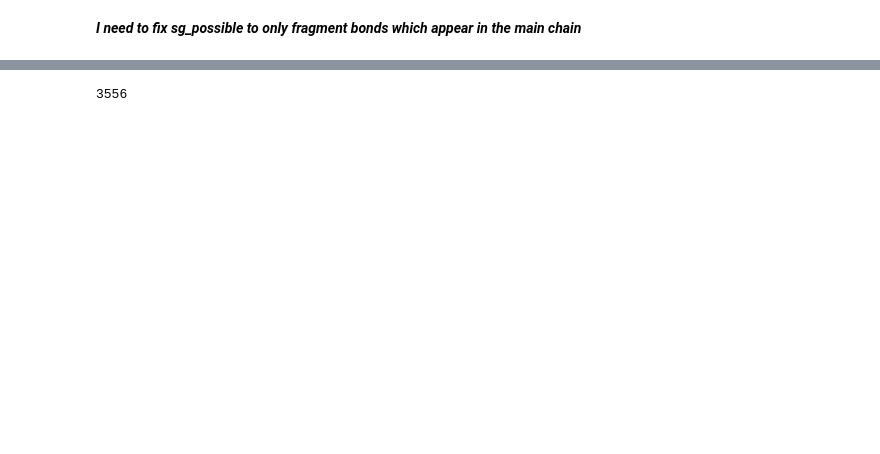
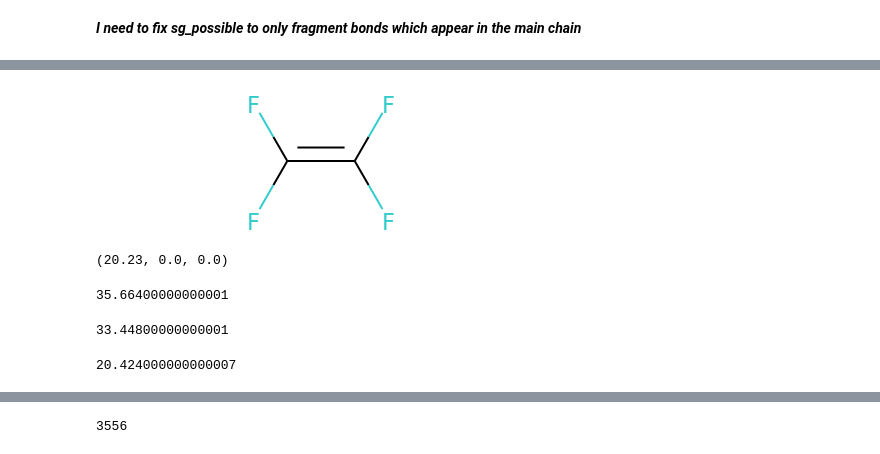
Before and after one commit to rishigurnani/hMOFs-Snurr, a Jupyter notebook: fall20_mse_8803.ipynb, the cells around one changed output, grey strips where cells are left out. Cells and saved outputs as stored; diff of their text form; code cells hidden in the pictures; blank space fills up the shorter version.

```diff
--- a/fall20_mse_8803.ipynb
+++ b/fall20_mse_8803.ipynb
@@ -11,0 +24,27 @@ importlib.reload(retro)
+# %%
+m3 = Chem.MolFromSmiles('C(F)(F)=C(F)(F)')
+m3
+# %% [output]
+[figure, added]
+# %%
+Chem.rdMolDescriptors.CalcTPSA(m),Chem.rdMolDescriptors.CalcTPSA(m2),Chem.rdMolDescriptors.CalcTPSA(m3,force=True,includeSandP=True)
+# %% [output]
+(20.23, 0.0, 0.0)
+# %%
+m4 = Chem.MolFromSmiles('C(F)(F)')
+Chem.AllChem.EmbedMolecule(m4)
+Chem.AllChem.ComputeMolVolume(m4)
+# %% [output]
+35.66400000000001
+# %%
+m4 = Chem.MolFromSmiles('CC')
+Chem.AllChem.EmbedMolecule(m4)
+Chem.AllChem.ComputeMolVolume(m4)
+# %% [output]
+33.44800000000001
+# %%
+m4 = Chem.MolFromSmiles('C')
+Chem.AllChem.EmbedMolecule(m4)
+Chem.AllChem.ComputeMolVolume(m4)
+# %% [output]
+20.424000000000007
```
Also changed, not shown: parts of 321 cells of this notebook, 5 other files.
